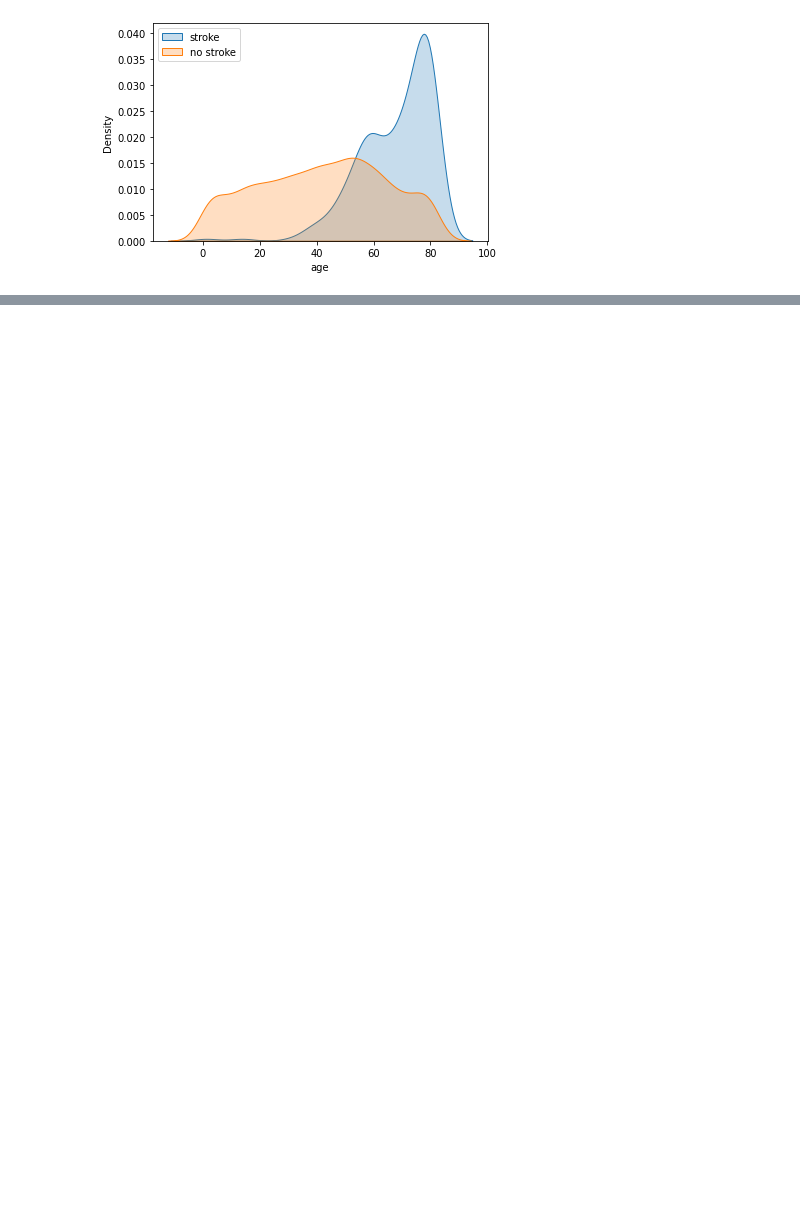
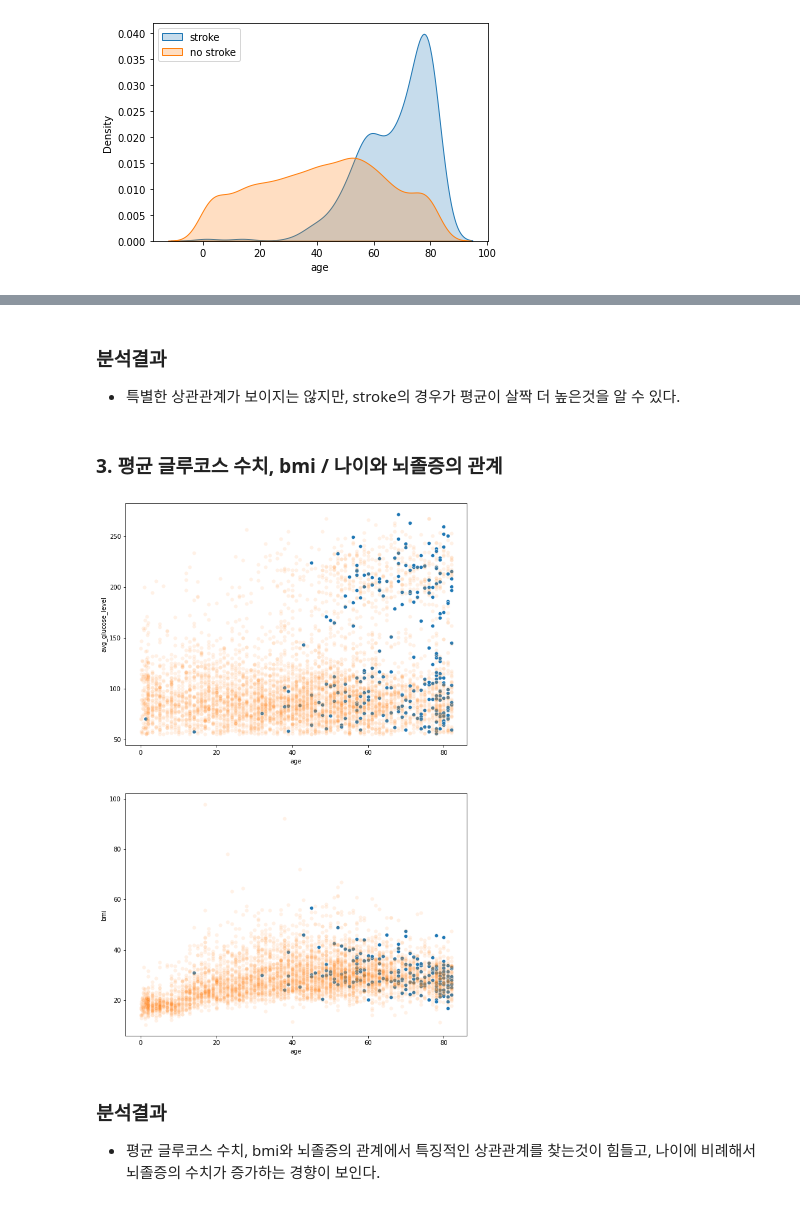
Before and after one commit to KyubumShin/myEDA, a Jupyter notebook: stroke/Stroke EDA.ipynb, the cells around one changed output, grey strips where cells are left out. Drawn from its saved outputs; the diff is of its cells as text; code cells hidden in the pictures; blank space fills up the shorter version.

```diff
--- a/stroke/Stroke EDA.ipynb
+++ b/stroke/Stroke EDA.ipynb
@@ -128,0 +149,19 @@ plt.show()
+# %% [markdown]
+### 분석결과
+* 특별한 상관관계가 보이지는 않지만, stroke의 경우가 평균이 살짝 더 높은것을 알 수 있다.
+# %% [markdown]
+### 3. 평균 글루코스 수치, bmi / 나이와 뇌졸증의 관계
+# %%
+fig = plt.figure(figsize = (10, 16))
+ax0 = fig.add_subplot(2,1,1)
+ax1 = fig.add_subplot(2,1,2)
+sns.scatterplot(ax = ax0, data = stroke[stroke.stroke == 1], x = "age", y = "avg_glucose_level" )
+sns.scatterplot(ax = ax0, data = stroke[stroke.stroke == 0], x = "age", y = "avg_glucose_level", alpha=0.1)
+sns.scatterplot(ax = ax1, data = stroke[stroke.stroke == 1], x = "age", y = "bmi")
+sns.scatterplot(ax = ax1, data = stroke[stroke.stroke == 0], x = "age", y = "bmi", alpha=0.1)
+plt.show()
+# %% [output]
+[figure, added]
+# %% [markdown]
+### 분석결과
+* 평균 글루코스 수치, bmi와 뇌졸증의 관계에서 특징적인 상관관계를 찾는것이 힘들고, 나이에 비례해서 뇌졸증의 수치가 증가하는 경향이 보인다.
```
Also changed, not shown: parts of 24 cells of this notebook, 1 other file.
